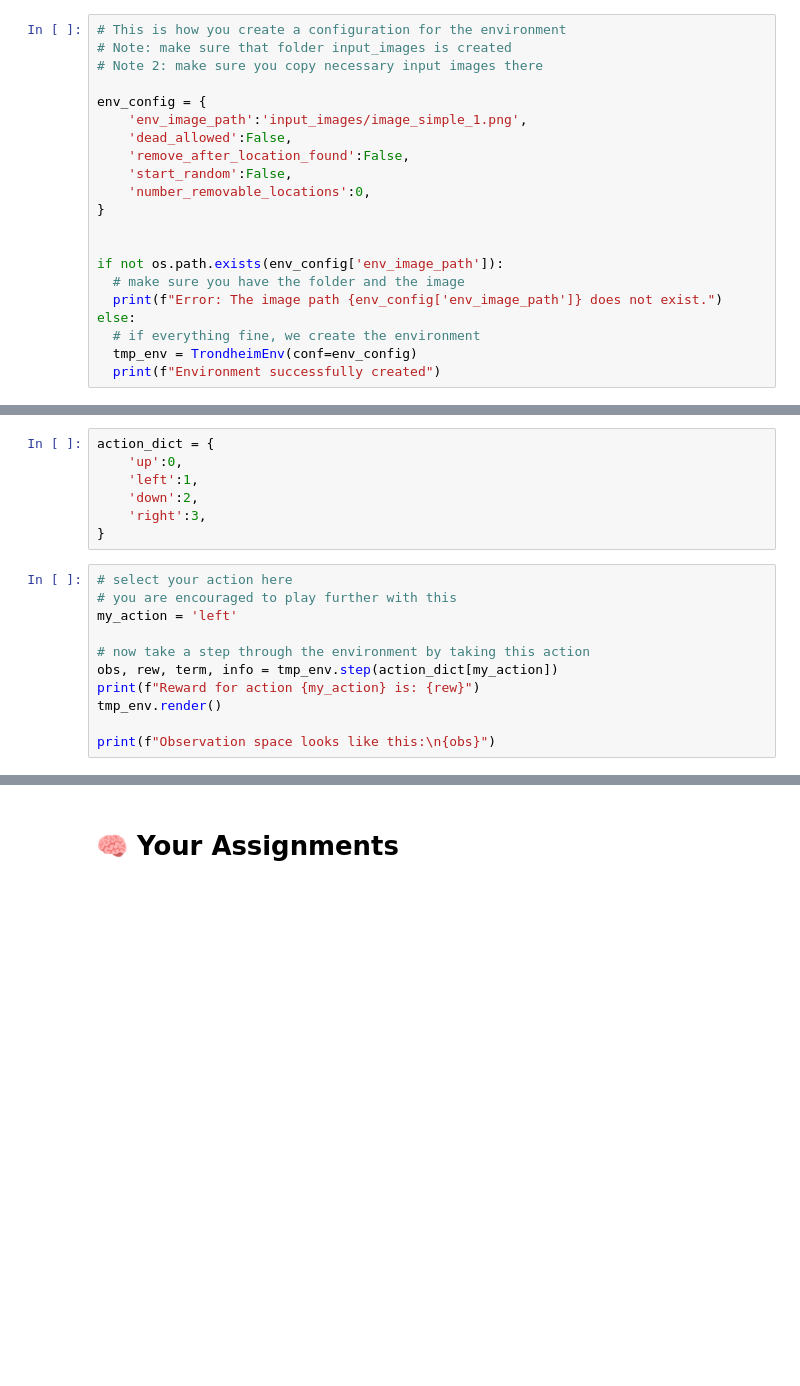
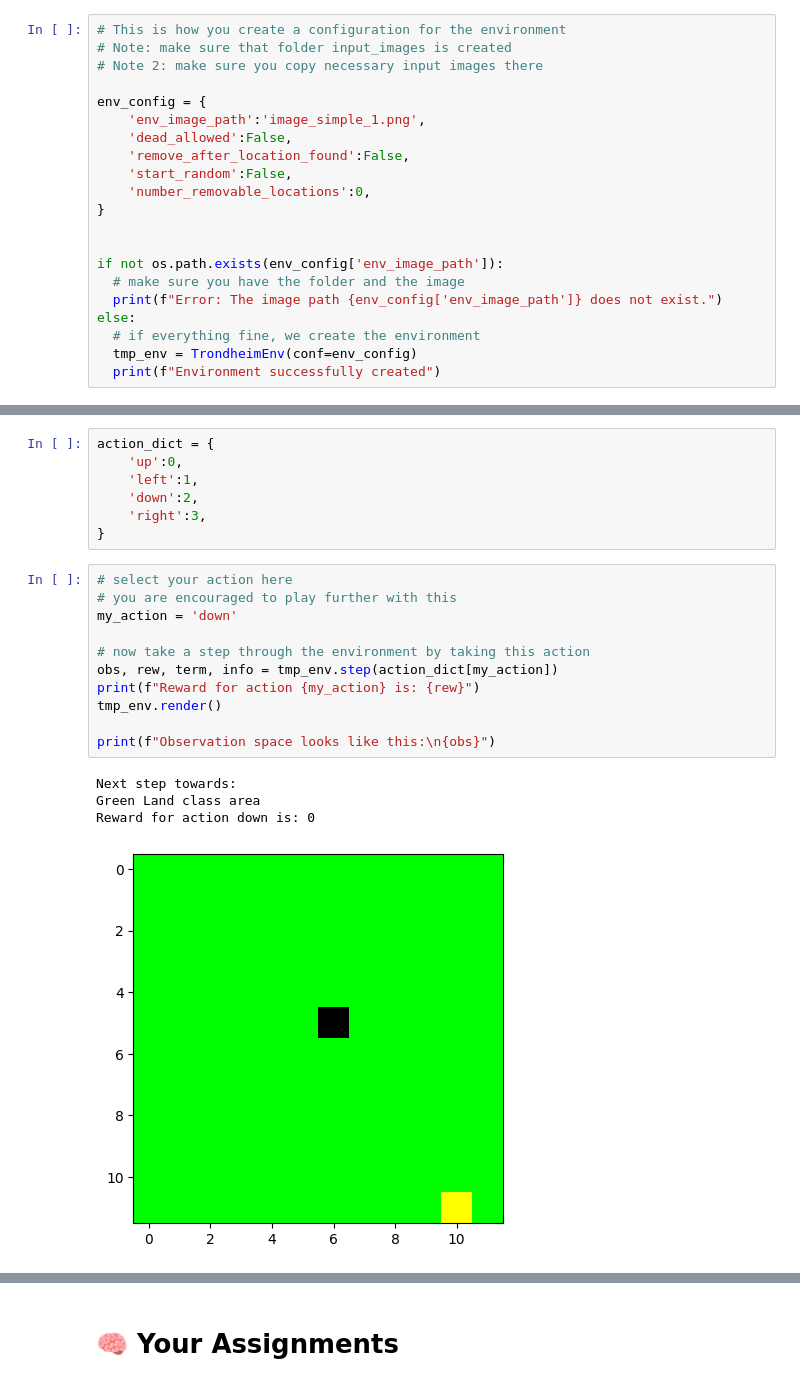
Before and after one commit to baardby/Intro-To-ML-Assignment-3, a Jupyter notebook: Project3_RL.ipynb, the cells around one changed output, grey strips where cells are left out. Drawn from its saved outputs; the diff is of its cells as text; blank space fills up the shorter version.

```diff
--- a/Project3_RL.ipynb
+++ b/Project3_RL.ipynb
@@ -479,7 +479,7 @@ if not os.path.exists(input_folder):
 # Note 2: make sure you copy necessary input images there
 
 env_config = {
-    'env_image_path':'input_images/image_simple_1.png',
+    'env_image_path':'image_simple_1.png',
     'dead_allowed':False,
     'remove_after_location_found':False,
     'start_random':False,
@@ -510,11 +531,16 @@ action_dict = {
 # %%
 # select your action here
 # you are encouraged to play further with this
-my_action = 'left'
+my_action = 'down'
 
 # now take a step through the environment by taking this action
 obs, rew, term, info = tmp_env.step(action_dict[my_action])
 print(f"Reward for action {my_action} is: {rew}")
 tmp_env.render()
 
 print(f"Observation space looks like this:\n{obs}")
+# %% [output]
+Next step towards:
+Green Land class area
+Reward for action down is: 0
+[figure, added]
```
Also changed, not shown: parts of 24 cells of this notebook, 1 other file.
